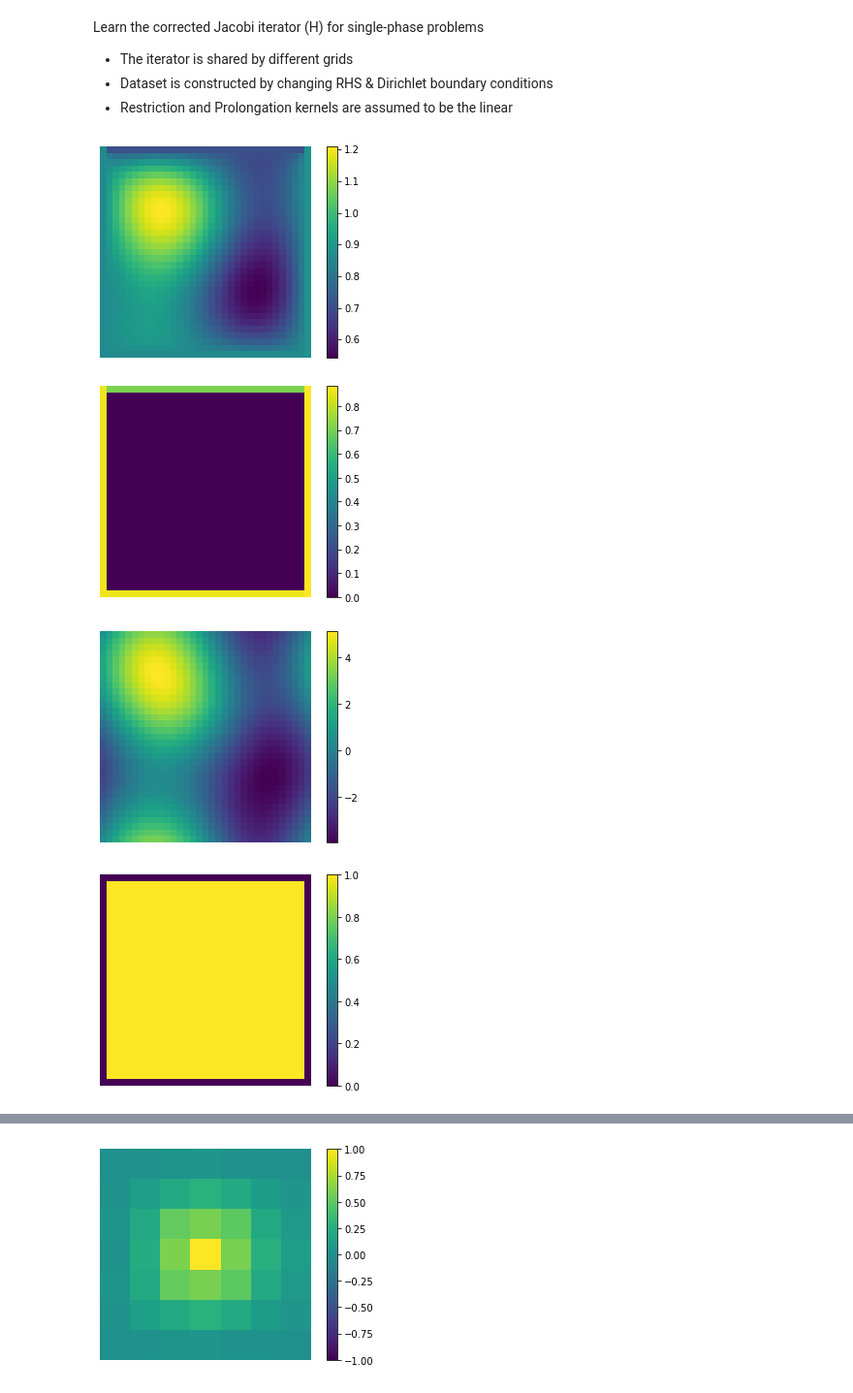
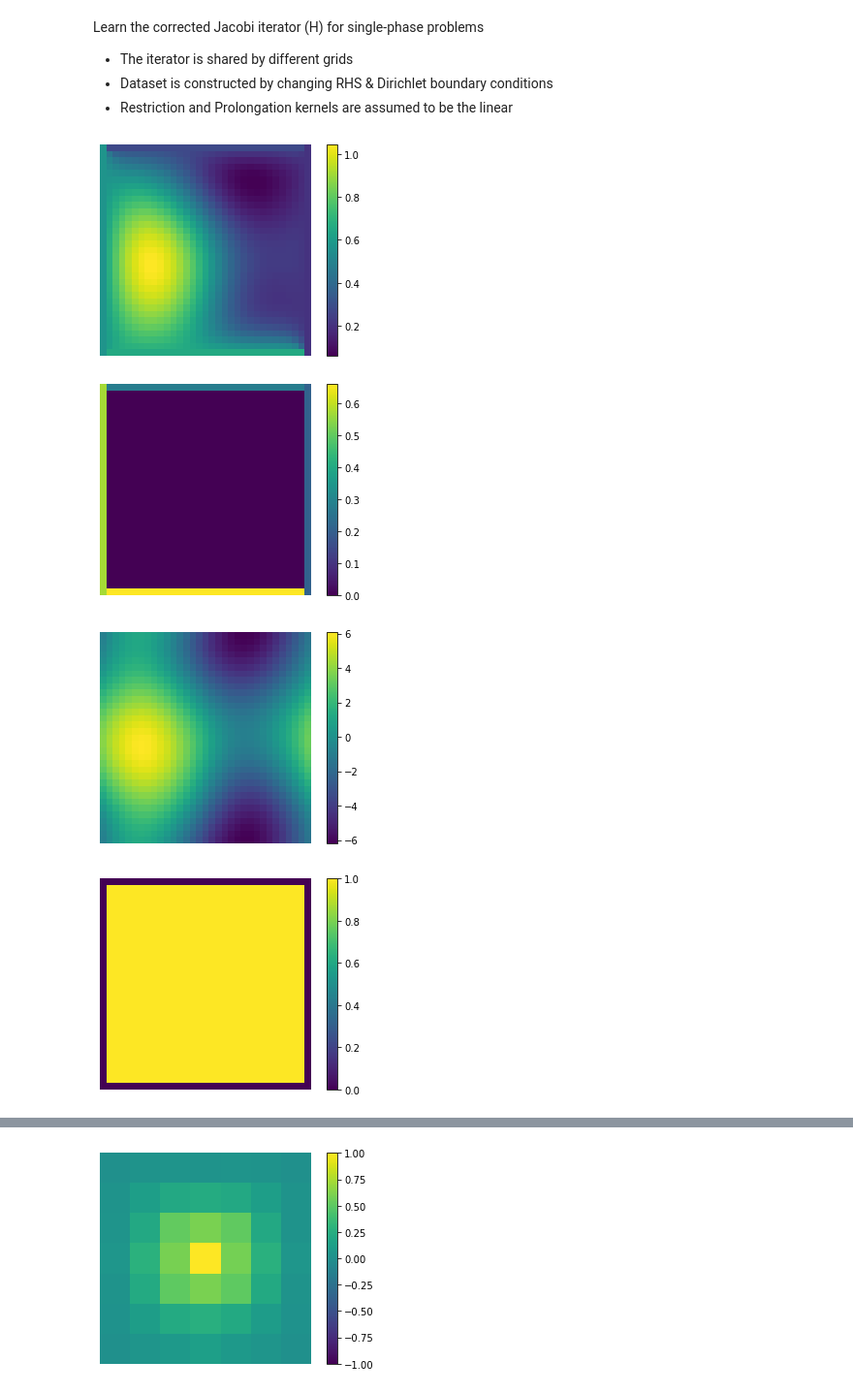
Before and after one commit to longfish/Multigrid-FEANet, a Jupyter notebook: M-FEANet-learn_iterator.ipynb, the cells around one changed output, grey strips where cells are left out. Shown at 97% size. Drawn from its saved outputs; the diff is of its cells as text; code cells hidden in the pictures.

```diff
--- a/M-FEANet-learn_iterator.ipynb
+++ b/M-FEANet-learn_iterator.ipynb
@@ -66,18 +66,18 @@ model_dir = 'Model/learn_iterator/iso_poisson'
 if not os.path.exists(model_dir):
     os.makedirs(model_dir)
 # %%
-train_dataloader = DataLoader(training_set, batch_size=64, shuffle=True)
+train_dataloader = DataLoader(training_set, batch_size=5, shuffle=True)
 u_train, f_train, bc_value_train, bc_index_train = next(iter(train_dataloader))
 
 k=0
 plot.plot_field(u_train[k,0], fname='Results/u_train.jpg')
 plot.plot_field(bc_value_train[k,0], fname='Results/bc_value_train.jpg')
 plot.plot_field(f_train[k,0], fname='Results/f_train.jpg')
 plot.plot_field(bc_index_train[k,0], fname='Results/bc_index.jpg')
 # %% [output]
-[figure, old version]
+[figure, new version]
-[figure, old version]
+[figure, new version]
-[figure, old version]
+[figure, new version]
 [figure]
 # %%
 EPS = 1e-5
```
Also changed, not shown: parts of 11 cells of this notebook, 34 other files.
